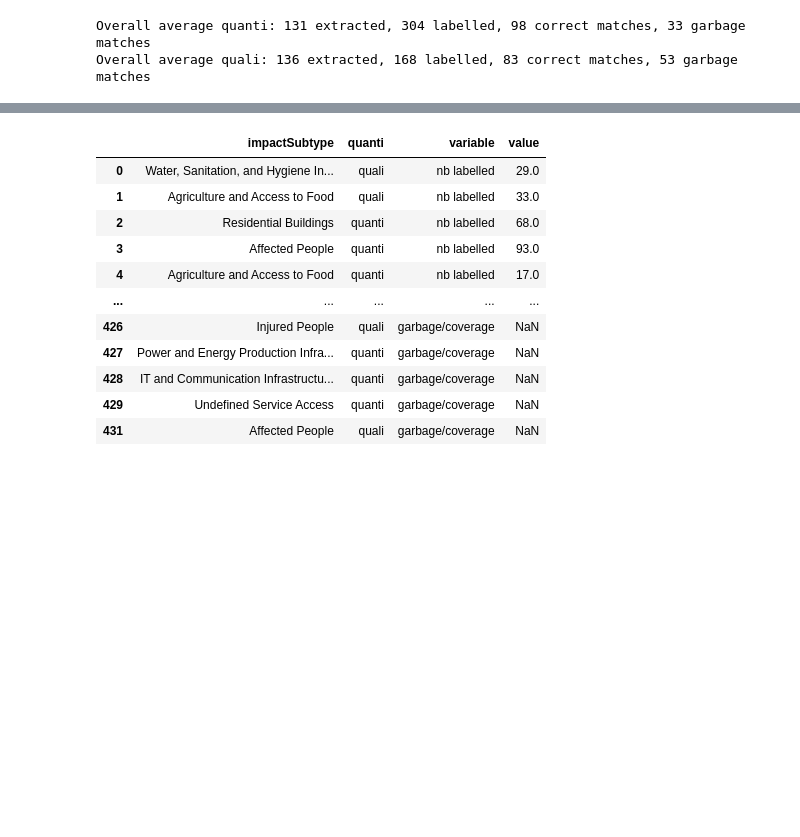
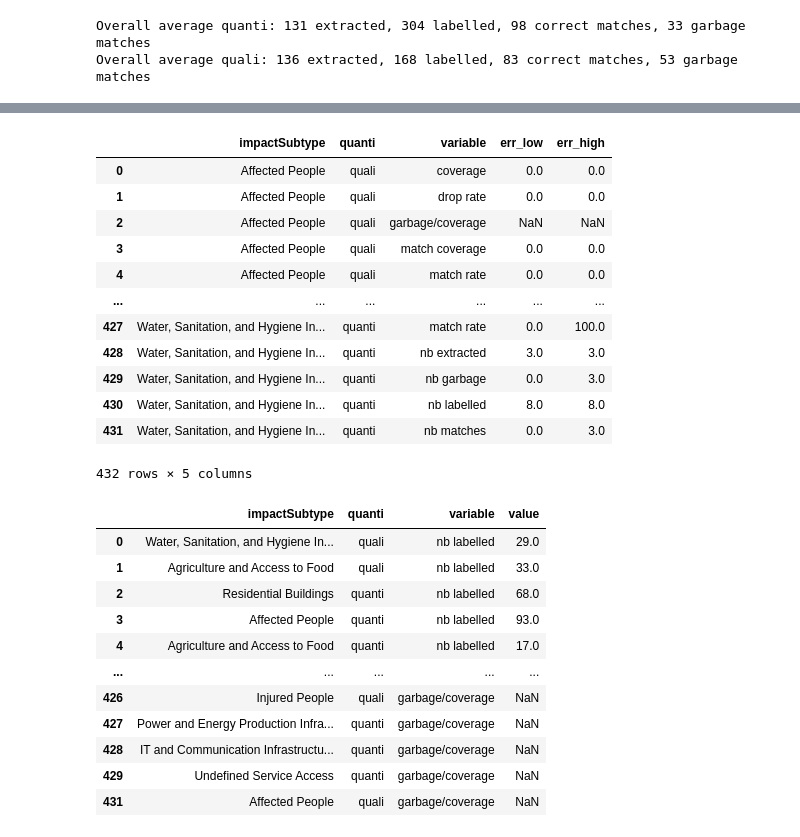
Before and after one commit to luseverin/ROUGE_database, a Jupyter notebook: notebooks/coverage_results.ipynb, the cells around one changed output, grey strips where cells are left out. Saved outputs shown, nothing was run; the diff lists cells and outputs as text; code cells hidden in the pictures; blank space fills up the shorter version.

```diff
--- a/notebooks/coverage_results.ipynb
+++ b/notebooks/coverage_results.ipynb
@@ -409,3 +466,19 @@ subplot_vars
+# %%
+errors_df
+# %% [output]
+|  | impactSubtype | quanti | variable | err_low | err_high |
+| 0 | Affected People | quali | coverage | 0.0 | 0.0 |
+| 1 | Affected People | quali | drop rate | 0.0 | 0.0 |
+| 2 | Affected People | quali | garbage/coverage | NaN | NaN |
+| 3 | Affected People | quali | match coverage | 0.0 | 0.0 |
+| 4 | Affected People | quali | match rate | 0.0 | 0.0 |
+| ... | ... | ... | ... | ... | ... |
+| 427 | Water, Sanitation, and Hygiene In... | quanti | match rate | 0.0 | 100.0 |
+| 428 | Water, Sanitation, and Hygiene In... | quanti | nb extracted | 3.0 | 3.0 |
+| 429 | Water, Sanitation, and Hygiene In... | quanti | nb garbage | 0.0 | 3.0 |
+| 430 | Water, Sanitation, and Hygiene In... | quanti | nb labelled | 8.0 | 8.0 |
+| 431 | Water, Sanitation, and Hygiene In... | quanti | nb matches | 0.0 | 3.0 |
+432 rows × 5 columns
 # %%
 plot_df
 # %% [output]
```
Also changed, not shown: parts of 9 cells of this notebook.
